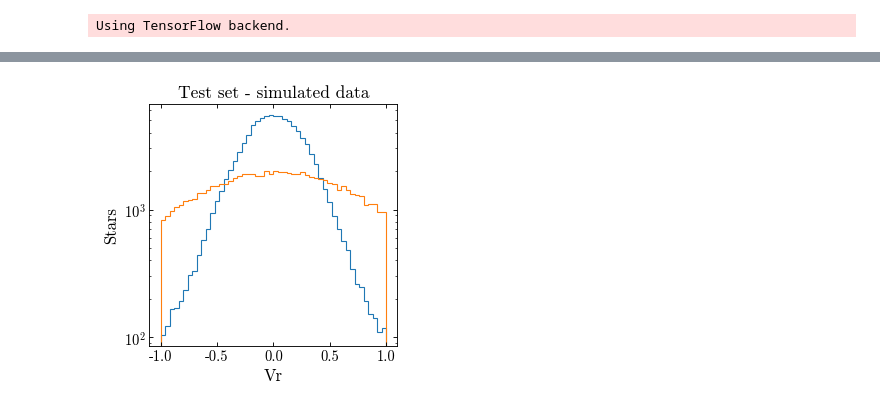
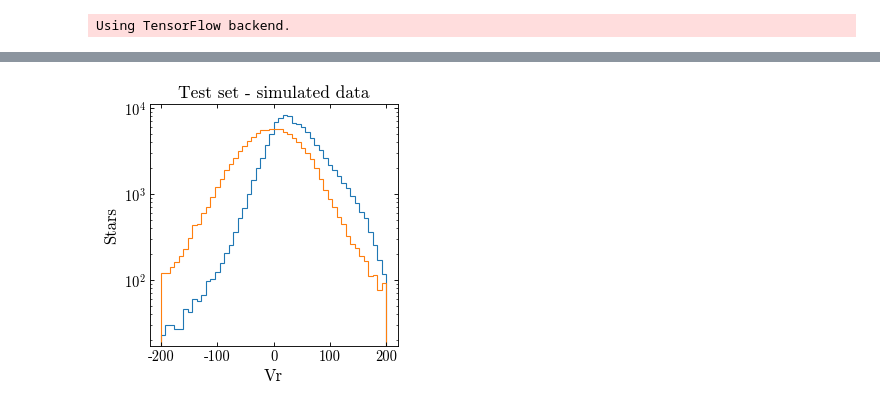
Before and after one commit to adropulic/datax_gaia, a Jupyter notebook: RVTrial2.ipynb, the cells around one changed output, grey strips where cells are left out. Saved outputs shown, nothing was run; the diff lists cells and outputs as text; code cells hidden in the pictures.

Commit message:
interesting things happening- training with constant sigma, then with predicting sigma

```diff
--- a/RVTrial2.ipynb
+++ b/RVTrial2.ipynb
@@ -162,3 +163,14 @@ def LikelihoodLossFunction(y_true, y_pred):
     #you get this from the conditional probability distribution
     return K.mean(ARG - PREFACT)
 #returns [vr predicted, sigma]
+# %%
+def ConstantLikelihoodLossFunction(y_true, y_pred):
+    # shape of y_pred should be (nsamples, 2)
+    # the first column should be the mean of the prediction
+    # the second column is the confidence (number of standard deviations)
+#     print y_true.shape
+#     print y_pred.shape
+    LOC = y_pred[:, 0]
+    X = y_true[:, 0]
+    ARG = -K.square(X - LOC) / (2.0)
+    return K.mean(-ARG)
@@ -172,7 +186,7 @@ MyModel.add(Dense(units=2))
 #MyModel.compile(loss='mean_squared_error',
                # optimizer='adam'
               # )
-MyModel.compile(loss=LikelihoodLossFunction,
+MyModel.compile(loss=ConstantLikelihoodLossFunction,
                 optimizer='adam'
                )
 # %%
@@ -197,3 +211,15 @@ _________________________________________________________________
 # %%
 #training any checkpoint or early stopping?
 es = EarlyStopping(patience=2, restore_best_weights=True)
+# %%
+history = MyModel.fit(X_train,np.vstack([y_train,
+                                  np.ones(y_train.shape[0])
+                                  ]).T,
+                      validation_split=0.2,
+                      epochs=100,
+                      batch_size=1000,
+                      callbacks = [es],
+                      sample_weight=weights
+                     )
+#not sure exactly how many epochs I should run this for....we'll see
+#loss is still really small numbers- because of rescaling and then re-weighting
@@ -200,3 +274,7 @@ es = EarlyStopping(patience=2, restore_best_weights=True)
+# %%
+MyModel.compile(loss=LikelihoodLossFunction,
+                optimizer='adam'
+               )
 # %%
 history = MyModel.fit(X_train,np.vstack([y_train,
                                   np.ones(y_train.shape[0])
@@ -239,15 +311,15 @@ plt.show()
 # predict the scores for the test set, then histogram them based on the real labels
 test_preds = MyModel.predict(X_test)
 # %%
-plt.hist(test_preds[:,0], bins=50, range=(-1,1), histtype='step')
-plt.hist(y_test, bins=50, range=(-1,1), histtype='step')
+plt.hist(test_preds[:,0], bins=50, range=(-200,200), histtype='step')
+plt.hist(y_test, bins=50, range=(-200,200), histtype='step')
 plt.xlabel('Vr')
 plt.ylabel('Stars')
 plt.title('Test set - simulated data')
 plt.yscale('log')
 plt.show()
 # %% [output]
-[figure, old version]
+[figure, new version]
 # %%
 #test_preds[:,0] = (test_preds[:,0] - np.min(test_preds[:,0]))/(np.max(test_preds[:,0])- np.min(test_preds[:,0]))
 #test_preds[:,1] = (test_preds[:,1] - np.min(test_preds[:,1]))/(np.max(test_preds[:,1])- np.min(test_preds[:,1]))
```
Also changed, not shown: parts of 11 cells of this notebook.
